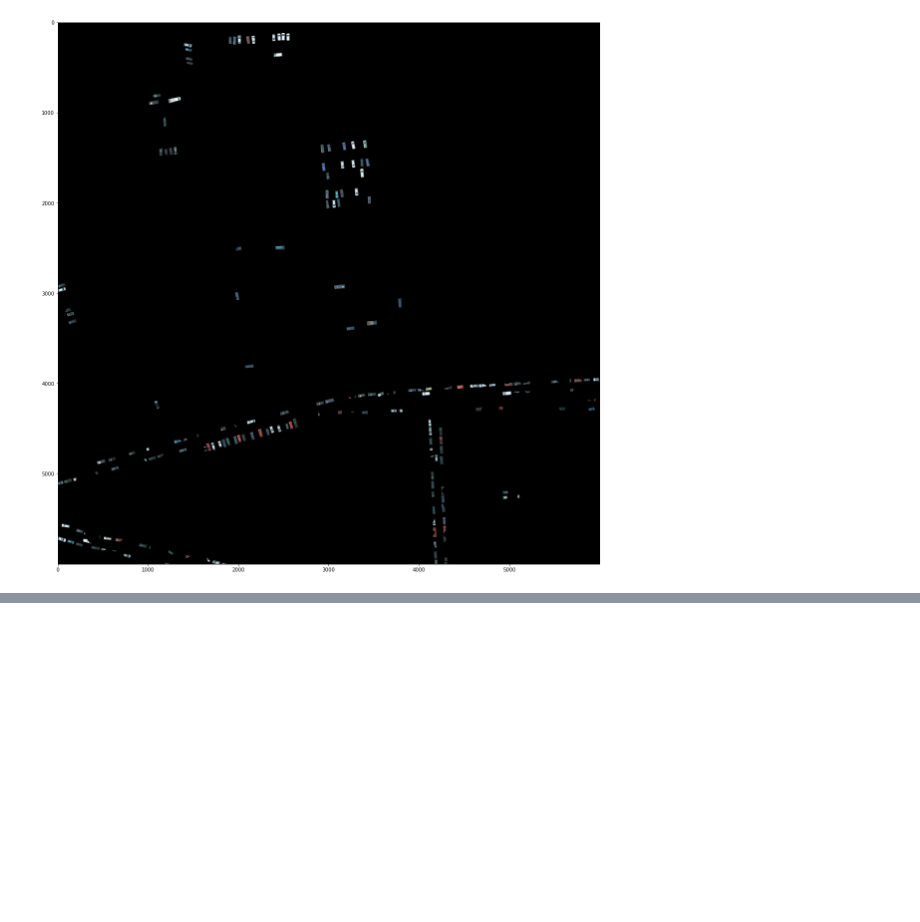
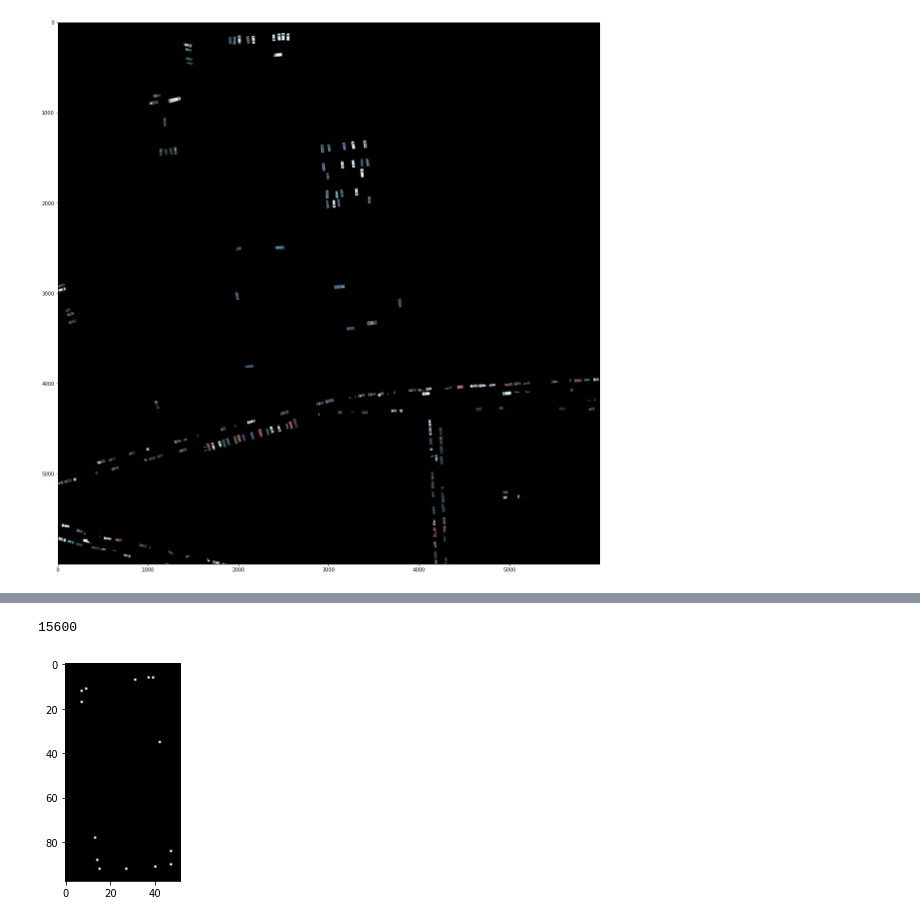
Before and after one commit to HCA97/Master-Thesis, a Jupyter notebook: crop_cars.ipynb, the cells around one changed output, grey strips where cells are left out. Saved outputs shown, nothing was run; the diff lists cells and outputs as text; code cells hidden in the pictures; blank space fills up the shorter version.

```diff
--- a/crop_cars.ipynb
+++ b/crop_cars.ipynb
@@ -276,0 +63,8 @@ def load_cars_bbox(path):
+# %%
+img = np.zeros_like(car_original)
+img[cnt[:, 0, 1], cnt[:, 0, 0]] = 100
+
+img.sum()
+# %% [output]
+15600
+[figure, added]
```
Also changed, not shown: parts of 16 cells of this notebook, 1 other file.
